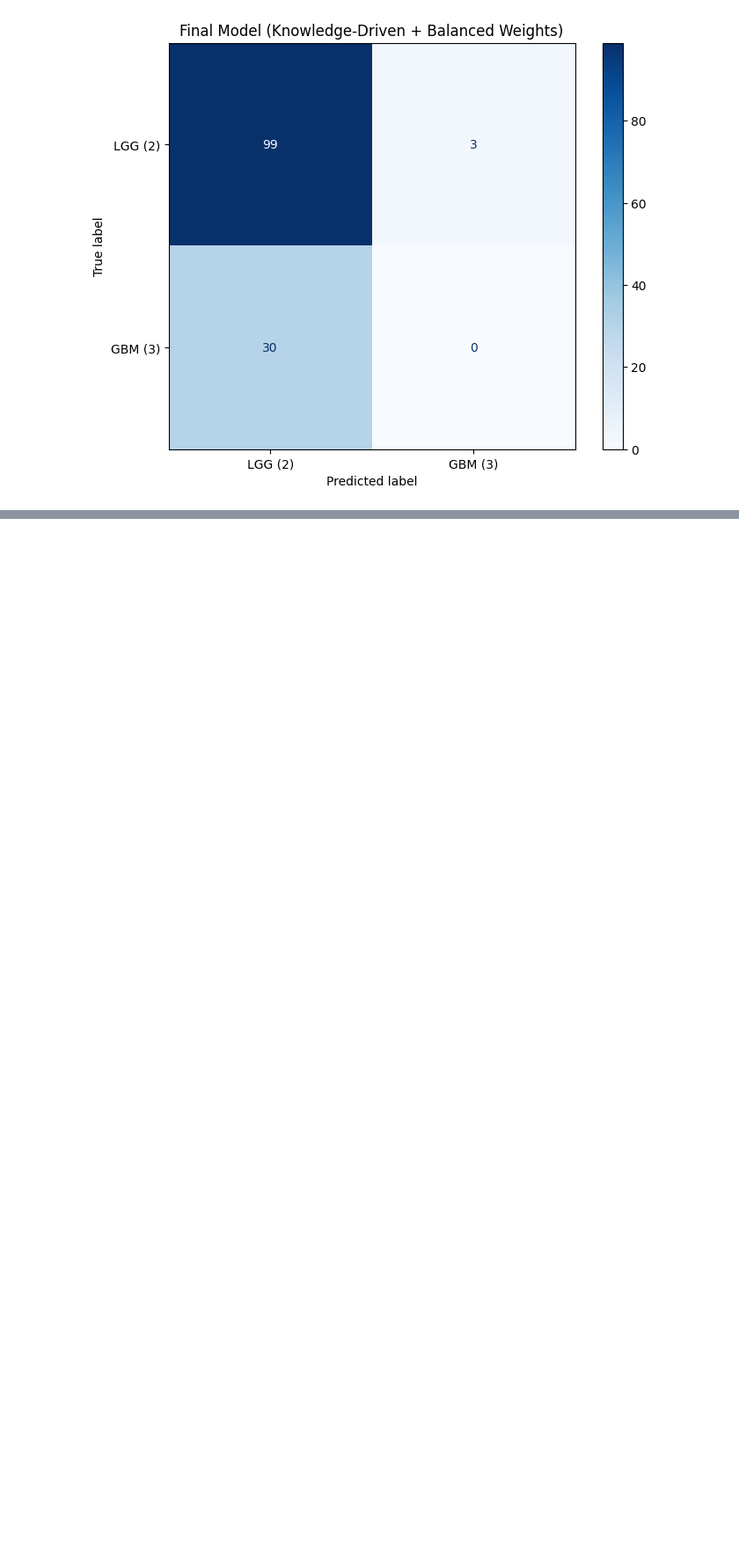
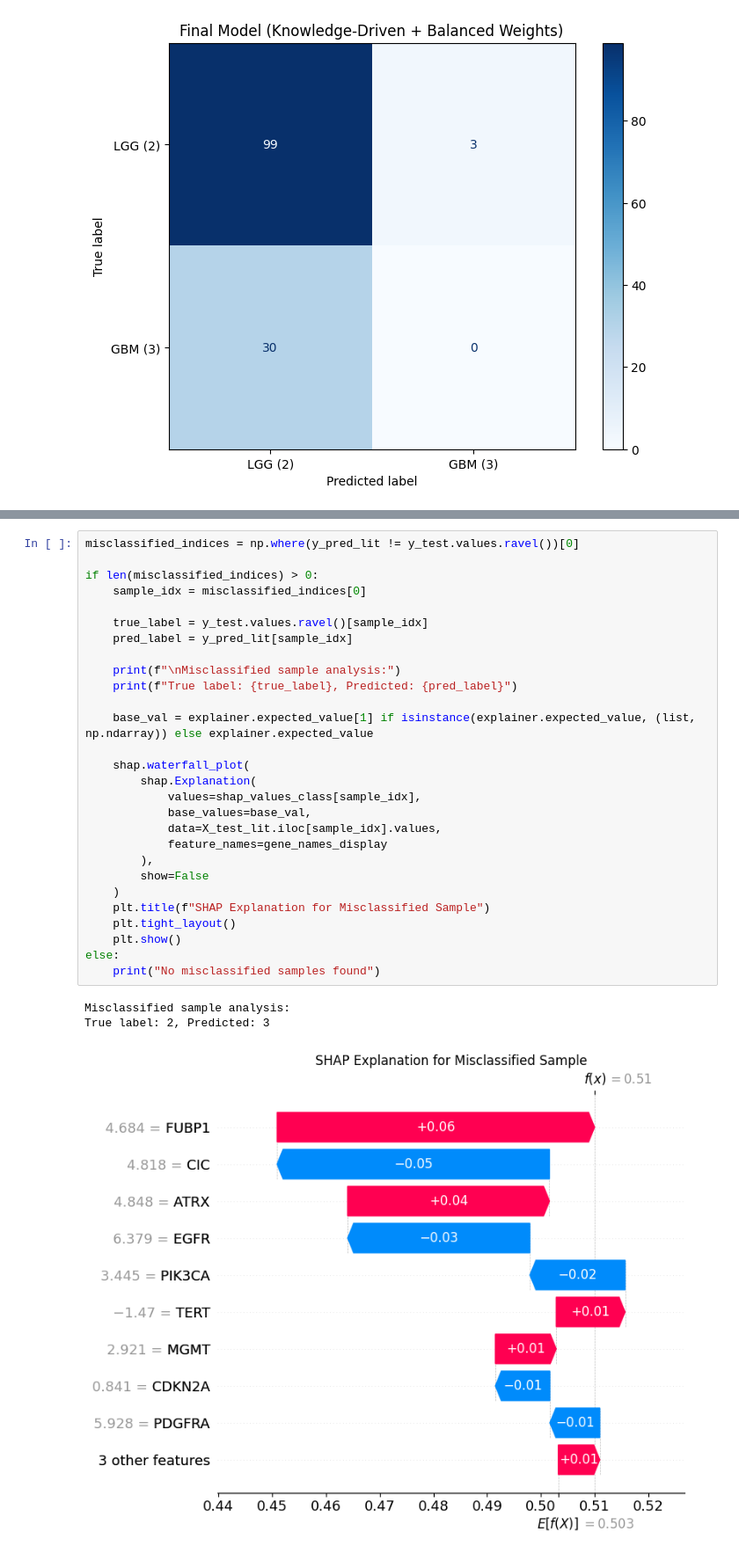
Before and after one commit to tobitotaku/ai-brain-tumor, a Jupyter notebook: preprocessing_stream_d.ipynb, the cells around one changed output, grey strips where cells are left out. Shown at 88% size. Cells and saved outputs as stored; diff of their text form; blank space fills up the shorter version.

```diff
--- a/preprocessing_stream_d.ipynb
+++ b/preprocessing_stream_d.ipynb
@@ -1123,0 +1169,32 @@ Plotting Confusion Matrix for Final Model:
+# %%
+misclassified_indices = np.where(y_pred_lit != y_test.values.ravel())[0]
+
+if len(misclassified_indices) > 0:
+    sample_idx = misclassified_indices[0]
+
+    true_label = y_test.values.ravel()[sample_idx]
+    pred_label = y_pred_lit[sample_idx]
+
+    print(f"\nMisclassified sample analysis:")
+    print(f"True label: {true_label}, Predicted: {pred_label}")
+
+    base_val = explainer.expected_value[1] if isinstance(explainer.expected_value, (list, np.ndarray)) else explainer.expected_value
+
+    shap.waterfall_plot(
+        shap.Explanation(
+            values=shap_values_class[sample_idx],
+            base_values=base_val,
+            data=X_test_lit.iloc[sample_idx].values,
+            feature_names=gene_names_display
+        ),
+        show=False
+    )
+    plt.title(f"SHAP Explanation for Misclassified Sample")
+    plt.tight_layout()
+    plt.show()
+else:
+    print("No misclassified samples found")
+# %% [output]
+Misclassified sample analysis:
+True label: 2, Predicted: 3
+[figure, added]
```
Also changed, not shown: parts of 15 cells of this notebook.
